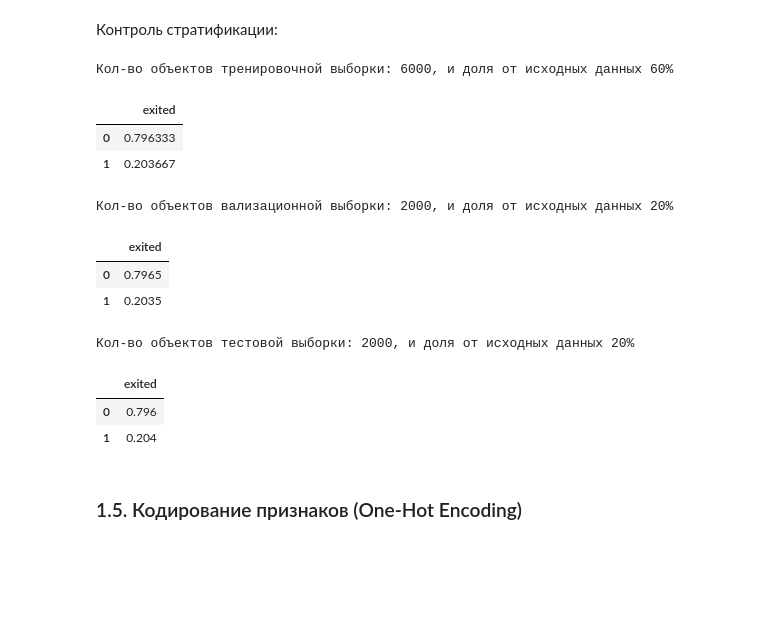
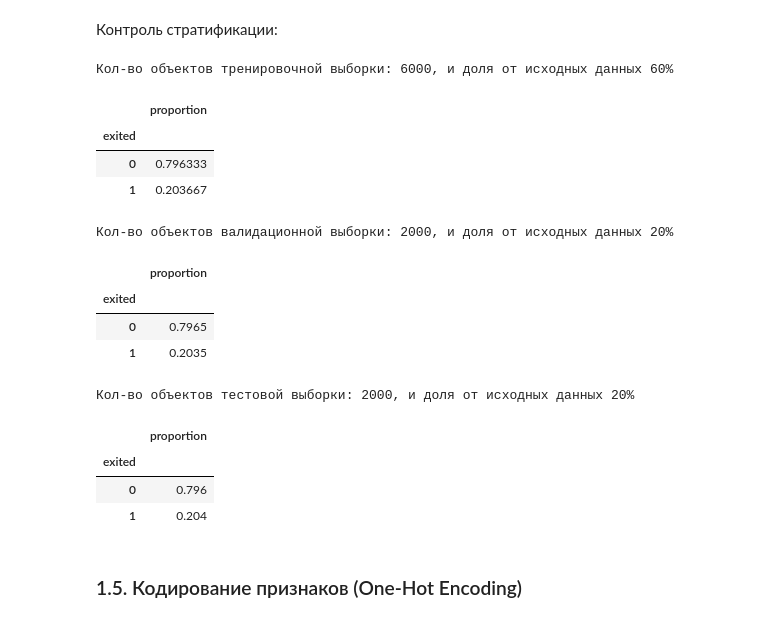
Before and after one commit to Danspers/7.Customer-churn, a Jupyter notebook: Customer_churn_modelling.ipynb, the cells around one changed output. Cells and saved outputs as stored; diff of their text form; code cells hidden in the pictures; blank space fills up the shorter version.

```diff
--- a/Customer_churn_modelling.ipynb
+++ b/Customer_churn_modelling.ipynb
@@ -179,20 +160,23 @@ Name: exited, dtype: int64
 # %% [markdown]
 Контроль стратификации:
 # %%
-for data, name in zip([target_train, target_valid, target_test], ['тренировочной', 'вализационной', 'тестовой']):
+for data, name in zip([target_train, target_valid, target_test], ['тренировочной', 'валидационной', 'тестовой']):
     print(f'Кол-во объектов {name} выборки: {data.shape[0]}, и доля от исходных данных {round(data.shape[0]/df.shape[0]*100)}%')
     display(data.value_counts(normalize=True).to_frame())
 # %% [output]
 Кол-во объектов тренировочной выборки: 6000, и доля от исходных данных 60%
-|  | exited |
+|  | proportion |
+| exited |  |
 | 0 | 0.796333 |
 | 1 | 0.203667 |
-Кол-во объектов вализационной выборки: 2000, и доля от исходных данных 20%
+Кол-во объектов валидационной выборки: 2000, и доля от исходных данных 20%
-|  | exited |
+|  | proportion |
+| exited |  |
 | 0 | 0.7965 |
 | 1 | 0.2035 |
 Кол-во объектов тестовой выборки: 2000, и доля от исходных данных 20%
-|  | exited |
+|  | proportion |
+| exited |  |
 | 0 | 0.796 |
 | 1 | 0.204 |
 # %% [markdown]
```
Also changed, not shown: parts of 20 cells of this notebook.
